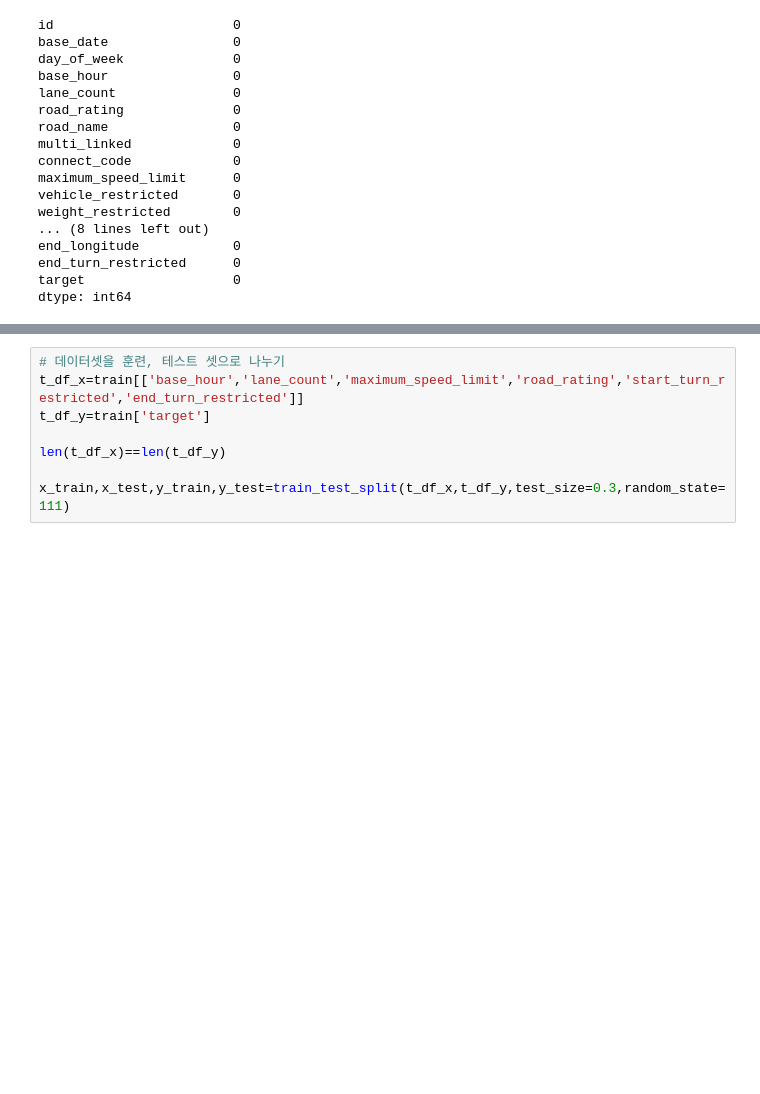
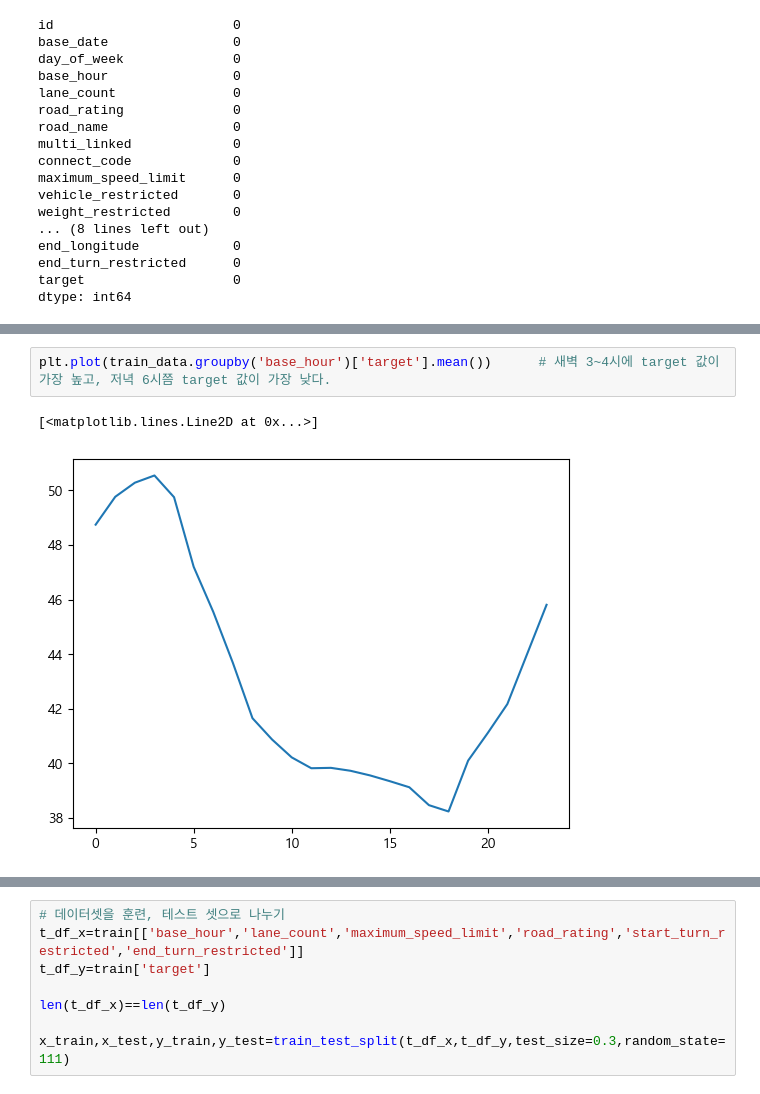
Before and after one commit to victory2588/python, a Jupyter notebook: BDA_/0305/김예원04_0305_필수과제2.ipynb, the cells around one changed output, grey strips where cells are left out. Drawn from its saved outputs; the diff is of its cells as text; blank space fills up the shorter version.

```diff
--- a/BDA_/0305/김예원04_0305_필수과제2.ipynb
+++ b/BDA_/0305/김예원04_0305_필수과제2.ipynb
@@ -101,0 +143,5 @@ plt.bar(train_data.maximum_speed_limit[:10000],train_data.target[:10000])     #
+# %%
+plt.plot(train_data.groupby('base_hour')['target'].mean())      # 새벽 3~4시에 target 값이 가장 높고, 저녁 6시쯤 target 값이 가장 낮다.
+# %% [output]
+[<matplotlib.lines.Line2D at 0x...>]
+[figure, added]
```
Also changed, not shown: parts of 14 cells of this notebook.
